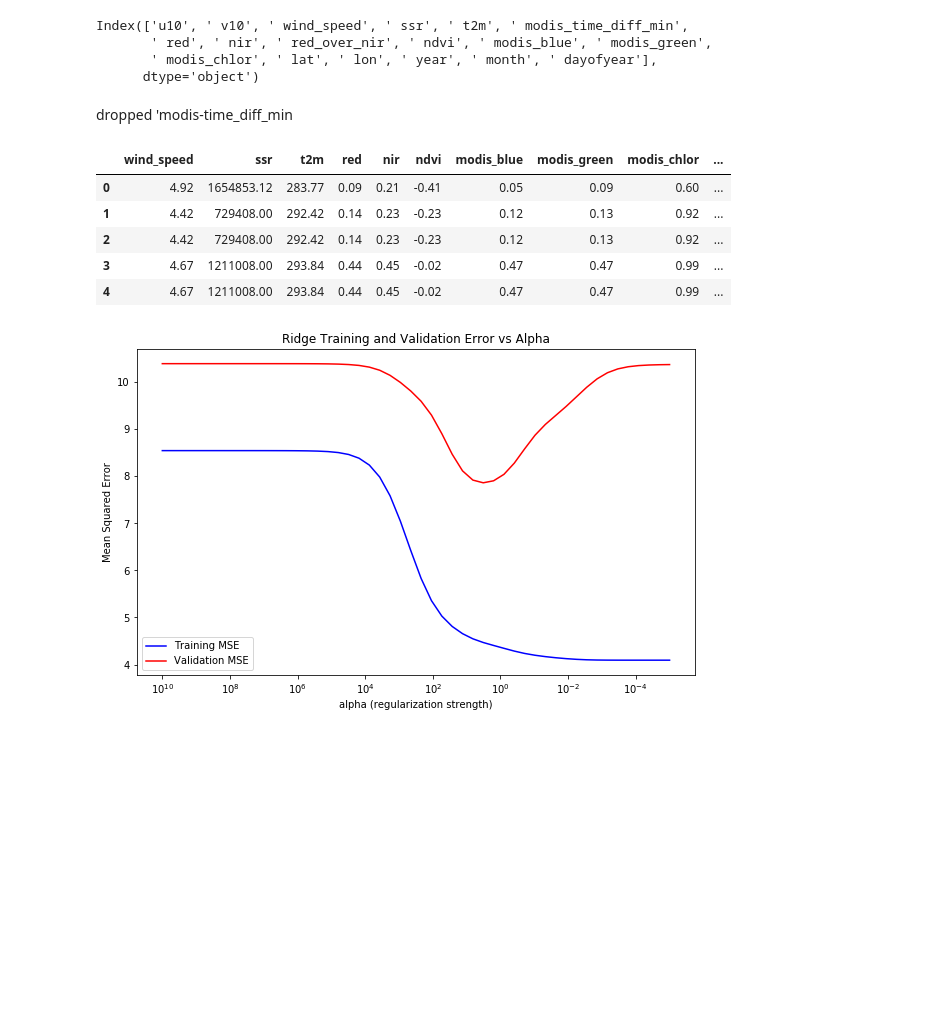
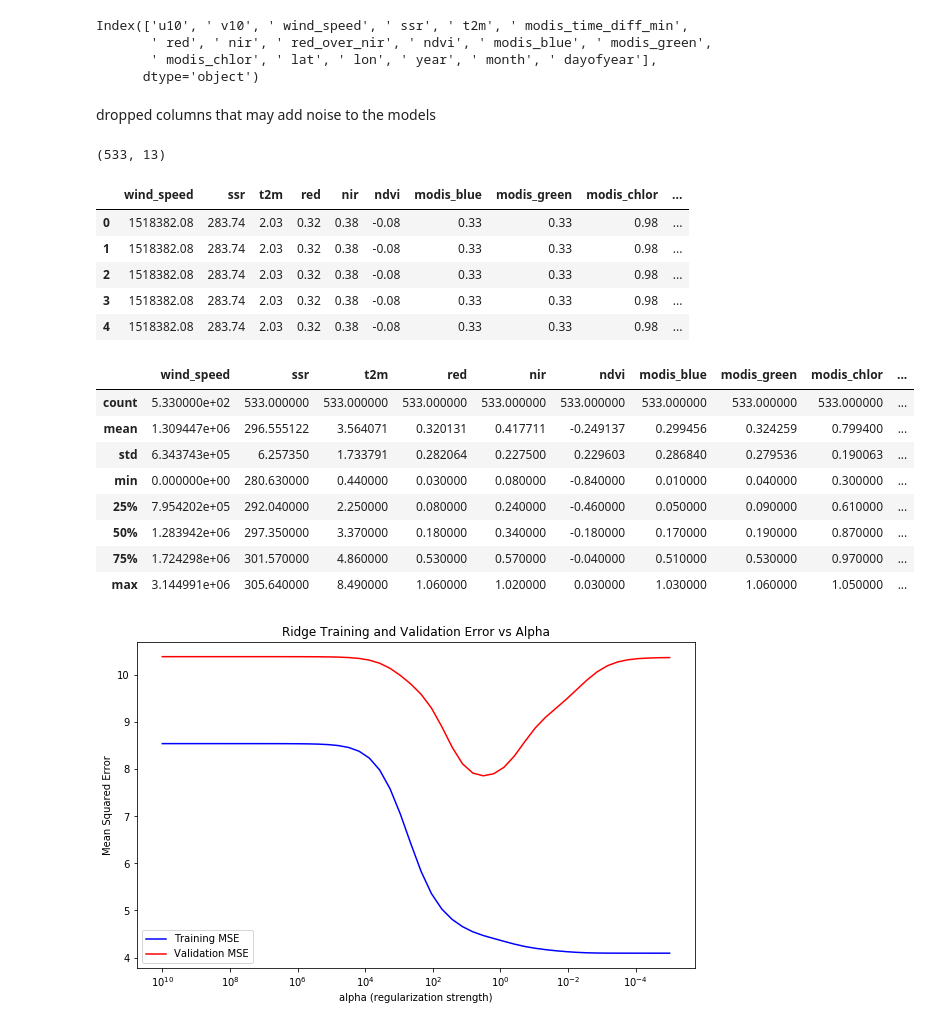
Before and after one commit to inmang13/ESDA_FinalProj_GalvestonBay, a Jupyter notebook: sample_model_eval.ipynb, the cells around one changed output. Drawn from its saved outputs; the diff is of its cells as text; code cells hidden in the pictures; blank space fills up the shorter version.

Commit message:
updated model runs with 2018

```diff
--- a/sample_model_eval.ipynb
+++ b/sample_model_eval.ipynb
@@ -32,19 +32,34 @@ Index(['u10', ' v10', ' wind_speed', ' ssr', ' t2m', ' modis_time_diff_min',
        ' red', ' nir', ' red_over_nir', ' ndvi', ' modis_blue', ' modis_green',
        ' modis_chlor', ' lat', ' lon', ' year', ' month', ' dayofyear'],
       dtype='object')
-# %% [markdown]
-dropped 'modis-time_diff_min
+# %% [markdown]
+dropped columns that may add noise to the models
 # %%
 dropped_columns = [' modis_time_diff_min', 'u10', ' v10', ' red_over_nir', ' year']
 X = X.drop(columns = dropped_columns)
+print(np.shape(X))
 X.head()
 # %% [output]
+(533, 13)
 |  | wind_speed | ssr | t2m | red | nir | ndvi | modis_blue | modis_green | modis_chlor | ... |
-| 0 | 4.92 | 1654853.12 | 283.77 | 0.09 | 0.21 | -0.41 | 0.05 | 0.09 | 0.60 | ... |
-| 1 | 4.42 | 729408.00 | 292.42 | 0.14 | 0.23 | -0.23 | 0.12 | 0.13 | 0.92 | ... |
-| 2 | 4.42 | 729408.00 | 292.42 | 0.14 | 0.23 | -0.23 | 0.12 | 0.13 | 0.92 | ... |
-| 3 | 4.67 | 1211008.00 | 293.84 | 0.44 | 0.45 | -0.02 | 0.47 | 0.47 | 0.99 | ... |
-| 4 | 4.67 | 1211008.00 | 293.84 | 0.44 | 0.45 | -0.02 | 0.47 | 0.47 | 0.99 | ... |
+| 0 | 1518382.08 | 283.74 | 2.03 | 0.32 | 0.38 | -0.08 | 0.33 | 0.33 | 0.98 | ... |
+| 1 | 1518382.08 | 283.74 | 2.03 | 0.32 | 0.38 | -0.08 | 0.33 | 0.33 | 0.98 | ... |
+| 2 | 1518382.08 | 283.74 | 2.03 | 0.32 | 0.38 | -0.08 | 0.33 | 0.33 | 0.98 | ... |
+| 3 | 1518382.08 | 283.74 | 2.03 | 0.32 | 0.38 | -0.08 | 0.33 | 0.33 | 0.98 | ... |
+| 4 | 1518382.08 | 283.74 | 2.03 | 0.32 | 0.38 | -0.08 | 0.33 | 0.33 | 0.98 | ... |
+# %%
+#maybe explore observation stats?
+X.describe()
+# %% [output]
+|  | wind_speed | ssr | t2m | red | nir | ndvi | modis_blue | modis_green | modis_chlor | ... |
+| count | 5.330000e+02 | 533.000000 | 533.000000 | 533.000000 | 533.000000 | 533.000000 | 533.000000 | 533.000000 | 533.000000 | ... |
+| mean | 1.309447e+06 | 296.555122 | 3.564071 | 0.320131 | 0.417711 | -0.249137 | 0.299456 | 0.324259 | 0.799400 | ... |
+| std | 6.343743e+05 | 6.257350 | 1.733791 | 0.282064 | 0.227500 | 0.229603 | 0.286840 | 0.279536 | 0.190063 | ... |
+| min | 0.000000e+00 | 280.630000 | 0.440000 | 0.030000 | 0.080000 | -0.840000 | 0.010000 | 0.040000 | 0.300000 | ... |
+| 25% | 7.954202e+05 | 292.040000 | 2.250000 | 0.080000 | 0.240000 | -0.460000 | 0.050000 | 0.090000 | 0.610000 | ... |
+| 50% | 1.283942e+06 | 297.350000 | 3.370000 | 0.180000 | 0.340000 | -0.180000 | 0.170000 | 0.190000 | 0.870000 | ... |
+| 75% | 1.724298e+06 | 301.570000 | 4.860000 | 0.530000 | 0.570000 | -0.040000 | 0.510000 | 0.530000 | 0.970000 | ... |
+| max | 3.144991e+06 | 305.640000 | 8.490000 | 1.060000 | 1.020000 | 0.030000 | 1.030000 | 1.060000 | 1.050000 | ... |
 # %%
 # #plot heatmap
 # corr = np.corrcoef(X, rowvar=False)
```
Also changed, not shown: parts of 6 cells of this notebook.
